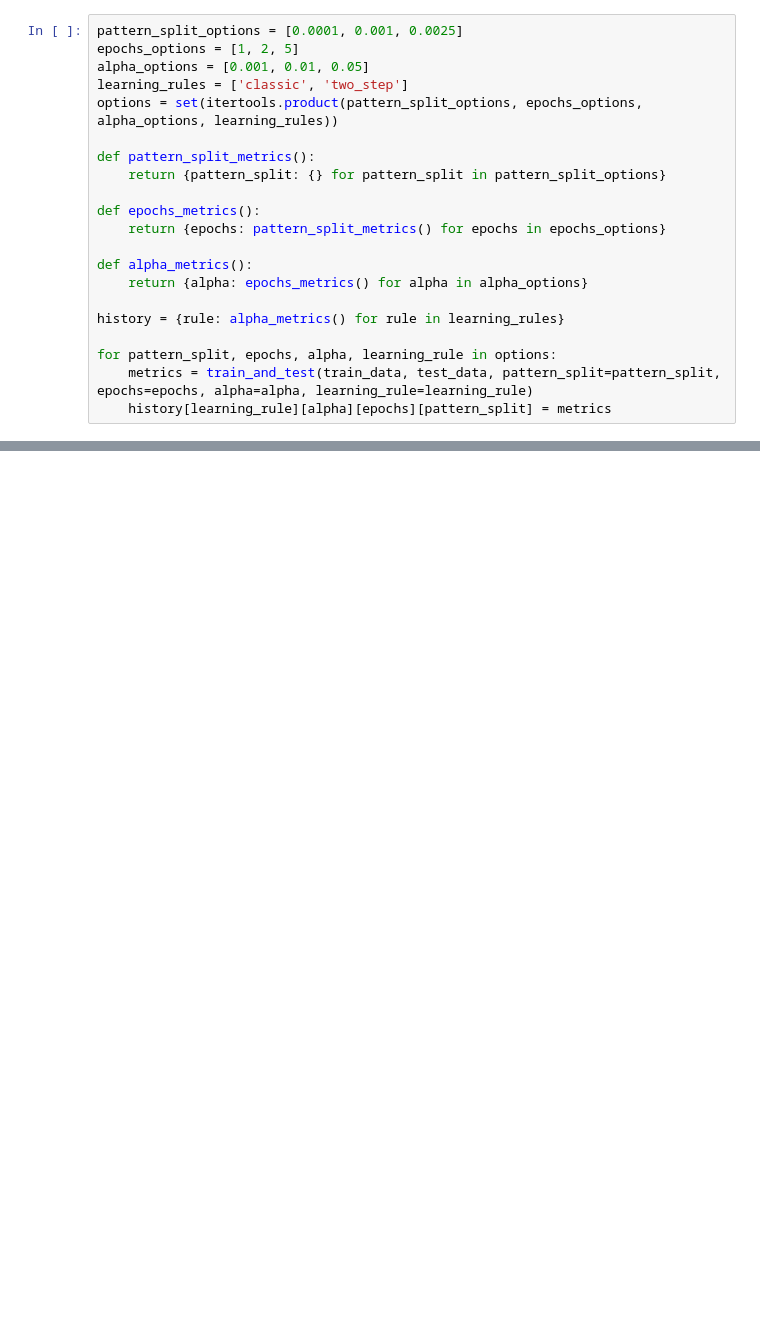
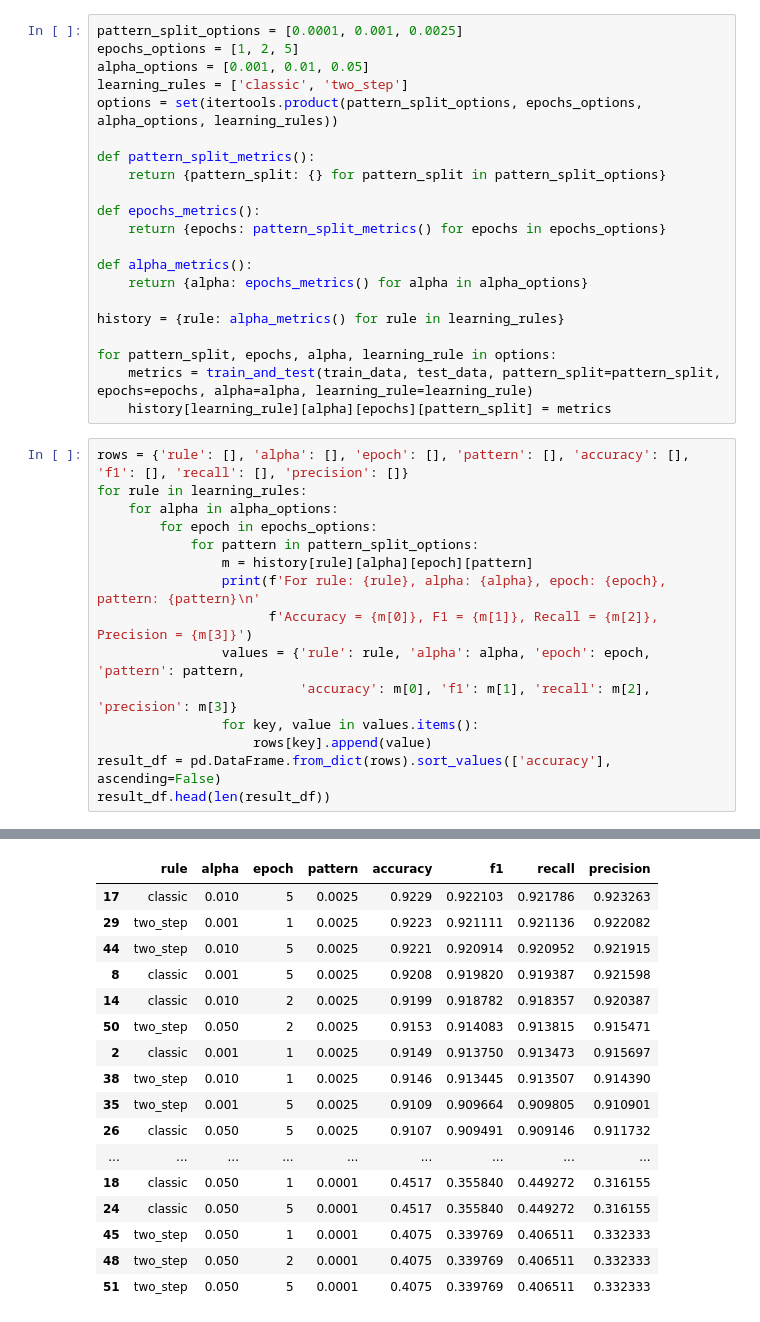
Before and after one commit to volodymyrkir/python_neural_nets, a Jupyter notebook: tasks/task_5.ipynb, the cells around one changed output, grey strips where cells are left out. Saved outputs shown, nothing was run; the diff lists cells and outputs as text; blank space fills up the shorter version.

```diff
--- a/tasks/task_5.ipynb
+++ b/tasks/task_5.ipynb
@@ -53,3 +65,19 @@ history = {rule: alpha_metrics() for rule in learning_rules}
 for pattern_split, epochs, alpha, learning_rule in options:
     metrics = train_and_test(train_data, test_data, pattern_split=pattern_split, epochs=epochs, alpha=alpha, learning_rule=learning_rule)
     history[learning_rule][alpha][epochs][pattern_split] = metrics
+# %%
+rows = {'rule': [], 'alpha': [], 'epoch': [], 'pattern': [], 'accuracy': [], 'f1': [], 'recall': [], 'precision': []}
+for rule in learning_rules:
+    for alpha in alpha_options:
+        for epoch in epochs_options:
+            for pattern in pattern_split_options:
+                m = history[rule][alpha][epoch][pattern]
+                print(f'For rule: {rule}, alpha: {alpha}, epoch: {epoch}, pattern: {pattern}\n'
+                      f'Accuracy = {m[0]}, F1 = {m[1]}, Recall = {m[2]}, Precision = {m[3]}')
+                values = {'rule': rule, 'alpha': alpha, 'epoch': epoch, 'pattern': pattern,
+                          'accuracy': m[0], 'f1': m[1], 'recall': m[2], 'precision': m[3]}
+                for key, value in values.items():
+                    rows[key].append(value)
+result_df = pd.DataFrame.from_dict(rows).sort_values(['accuracy'], ascending=False)
+result_df.head(len(result_df))
+# %% [output]
@@ -55,0 +101,17 @@ for pattern_split, epochs, alpha, learning_rule in options:
+|  | rule | alpha | epoch | pattern | accuracy | f1 | recall | precision |
+| 17 | classic | 0.010 | 5 | 0.0025 | 0.9229 | 0.922103 | 0.921786 | 0.923263 |
+| 29 | two_step | 0.001 | 1 | 0.0025 | 0.9223 | 0.921111 | 0.921136 | 0.922082 |
+| 44 | two_step | 0.010 | 5 | 0.0025 | 0.9221 | 0.920914 | 0.920952 | 0.921915 |
+| 8 | classic | 0.001 | 5 | 0.0025 | 0.9208 | 0.919820 | 0.919387 | 0.921598 |
+| 14 | classic | 0.010 | 2 | 0.0025 | 0.9199 | 0.918782 | 0.918357 | 0.920387 |
+| 50 | two_step | 0.050 | 2 | 0.0025 | 0.9153 | 0.914083 | 0.913815 | 0.915471 |
+| 2 | classic | 0.001 | 1 | 0.0025 | 0.9149 | 0.913750 | 0.913473 | 0.915697 |
+| 38 | two_step | 0.010 | 1 | 0.0025 | 0.9146 | 0.913445 | 0.913507 | 0.914390 |
+| 35 | two_step | 0.001 | 5 | 0.0025 | 0.9109 | 0.909664 | 0.909805 | 0.910901 |
+| 26 | classic | 0.050 | 5 | 0.0025 | 0.9107 | 0.909491 | 0.909146 | 0.911732 |
+| ... | ... | ... | ... | ... | ... | ... | ... | ... |
+| 18 | classic | 0.050 | 1 | 0.0001 | 0.4517 | 0.355840 | 0.449272 | 0.316155 |
+| 24 | classic | 0.050 | 5 | 0.0001 | 0.4517 | 0.355840 | 0.449272 | 0.316155 |
+| 45 | two_step | 0.050 | 1 | 0.0001 | 0.4075 | 0.339769 | 0.406511 | 0.332333 |
+| 48 | two_step | 0.050 | 2 | 0.0001 | 0.4075 | 0.339769 | 0.406511 | 0.332333 |
+| 51 | two_step | 0.050 | 5 | 0.0001 | 0.4075 | 0.339769 | 0.406511 | 0.332333 |
```
Also changed, not shown: parts of 6 cells of this notebook, 1 other file.
